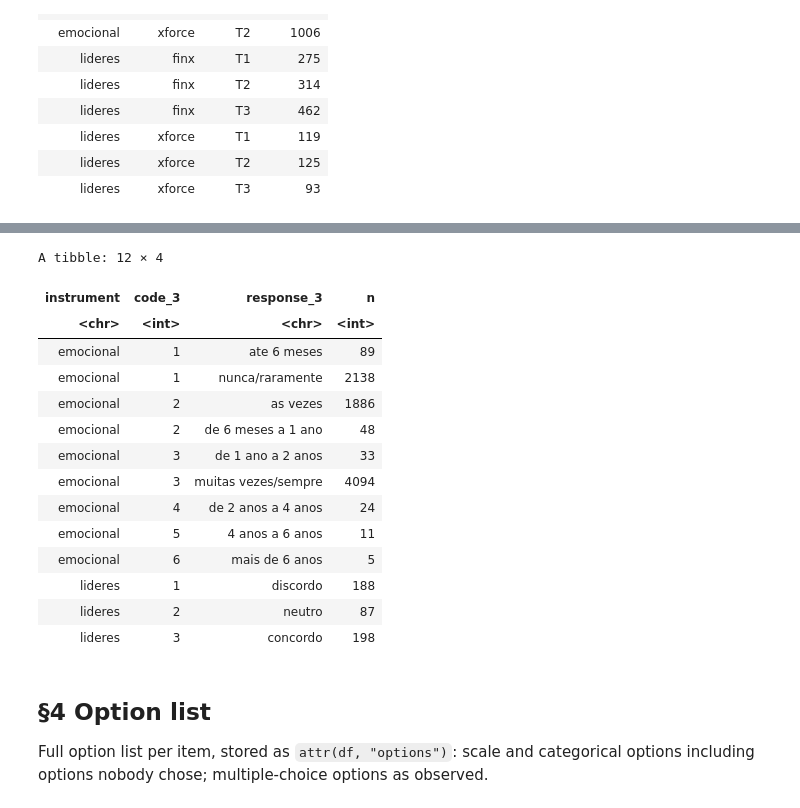
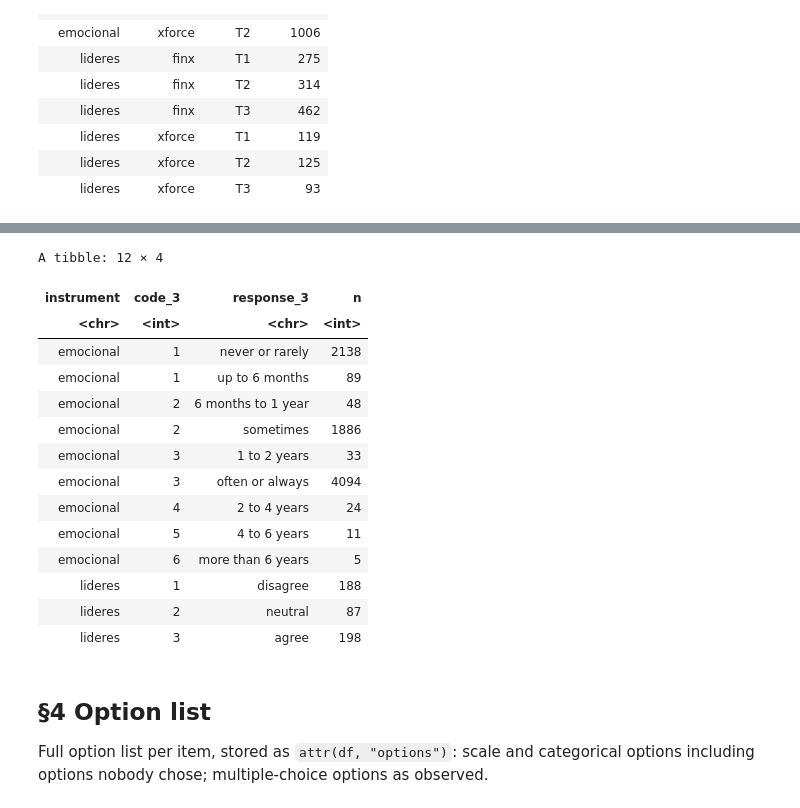
Before and after one commit to anovabr/AGEM-Time-Series, a Jupyter notebook: Processing and analysis/Command files/DP - Time series.ipynb, the cells around one changed output, grey strips where cells are left out. Drawn from its saved outputs; the diff is of its cells as text; code cells hidden in the pictures.

Commit message:
Pooled English analysis (stable items), reliability, manuscript draft
Co-Authored-By: Claude Opus 5.5 <noreply@anthropic.com>
Claude-Session: https://claude.ai/code/session_01RKBYJsspEG8XXPu9eJdzD5

```diff
--- a/Processing and analysis/Command files/DP - Time series.ipynb
+++ b/Processing and analysis/Command files/DP - Time series.ipynb
@@ -36,7 +36,7 @@ df_original <- tribble(
   # private repository, token from the git credential store (gitcreds)
   mutate(raw = map(file, \(f) curl::curl_download(paste0("https://raw.githubusercontent.com/anovabr/AGEM-Time-Series/main/Original%20data%20and%20metadata/", URLencode(f, reserved = TRUE)),
                                                   tempfile(fileext = paste0(".", tools::file_ext(f))),
-                                                  handle = curl::new_handle() |> curl::handle_setheaders(Authorization = paste("token", gitcreds::gitcreds_get()$password))) |>
+                                                  handle = curl::new_handle() |> (\(h) tryCatch(curl::handle_setheaders(h, Authorization = paste("token", gitcreds::gitcreds_get()$password)), error = \(e) h))()) |>
                      (\(path) if (tools::file_ext(f) == "csv") read_csv(path, col_names = FALSE, col_types = cols(.default = "c"))
                                else read_excel(path, col_names = FALSE, col_types = "text", .name_repair = "unique_quiet"))()))
 
@@ -118,54 +119,104 @@ A tibble: 10 × 4
 # %%
 likert <- list(lideres = c("discordo totalmente", "discordo parcialmente", "nem concordo nem discordo", "concordo parcialmente", "concordo totalmente"),
                emocional = c("nunca", "raramente", "as vezes", "muitas vezes", "sempre"))
 likert_max <- c(lideres = 22, emocional = 54)
 categories <- list("lideres 23" = c("administrativo", "comercial/vendas", "financeiro", "recursos humanos", "operacional/producao", "marketing",
                                     "tecnologia/informatica", "outro (especifique)"),
                    "lideres 24" = c("menos de 3 meses", "de 3 a 6 meses", "de 6 meses a 1 ano", "de 1 a 3 anos", "de 3 a 5 anos", "mais de 5 anos"),
                    "emocional 56" = c("sim", "nao"),
                    "emocional 57" = c("ate 6 meses", "de 6 meses a 1 ano", "de 1 ano a 2 anos", "de 2 anos a 4 anos", "4 anos a 6 anos", "mais de 6 anos"),
                    "emocional 58" = c("administrativo / financeiro", "apoio / servicos gerais", "comercial / atendimento", "operacional / producao"))
 
-# adds code_3 / response_3 (scale responses collapsed to 3 categories); categorical and multiple-choice items keep code / response
-collapse_3 <- \(x) x |>
+# adds code_3 (scale responses collapsed to 3 categories: 1-2, 3, 4-5) and response_3 (English label of code_3; tenure keeps its 6 categories)
+label_responses <- \(x) x |>
   mutate(code_3 = if_else(item <= likert_max[instrument], c(1L, 1L, 2L, 3L, 3L)[code], code),
-         response_3 = if_else(item <= likert_max[instrument],
-                              case_match(response,
-                                         c("discordo totalmente", "discordo parcialmente") ~ "discordo", "nem concordo nem discordo" ~ "neutro",
-                                         c("concordo parcialmente", "concordo totalmente") ~ "concordo",
-                                         c("nunca", "raramente") ~ "nunca/raramente", "as vezes" ~ "as vezes", c("muitas vezes", "sempre") ~ "muitas vezes/sempre"),
-                              response))
+         response_3 = case_match(response,
+                                 c("discordo totalmente", "discordo parcialmente") ~ "disagree", "nem concordo nem discordo" ~ "neutral",
+                                 c("concordo parcialmente", "concordo totalmente") ~ "agree",
+                                 c("nunca", "raramente") ~ "never or rarely", "as vezes" ~ "sometimes", c("muitas vezes", "sempre") ~ "often or always",
+                                 "ate 6 meses" ~ "up to 6 months", "de 6 meses a 1 ano" ~ "6 months to 1 year", "de 1 ano a 2 anos" ~ "1 to 2 years",
+                                 "de 2 anos a 4 anos" ~ "2 to 4 years", "4 anos a 6 anos" ~ "4 to 6 years", "mais de 6 anos" ~ "more than 6 years"))
 
 df <- df |>
   mutate(code = case_when(item <= likert_max[instrument] ~ map2_int(response, instrument, \(r, i) match(r, likert[[i]])),
                           paste(instrument, item) %in% names(categories) ~ map2_int(response, paste(instrument, item), \(r, k) match(r, categories[[k]])),
                           .default = as.integer(position)),
          test_value = if_else(item <= likert_max[instrument], code, NA),
          risk = if_else(instrument == "lideres", item %in% c(1, 4, 5, 7, 8, 12, 18, 19, 21, 22), item %in% c(4:30, 39, 50:53))) |>
-  collapse_3() |>
   select(-position) |>
   # stable items only (identical wording in every wave); emocional 57 = tenure, kept as covariate
-  filter(if_else(instrument == "lideres", item %in% c(1, 3, 7, 8, 9, 12, 14, 19), item %in% c(1:4, 6, 7, 10, 15:38, 40, 42:47, 57)))
+  filter(if_else(instrument == "lideres", item %in% c(1, 3, 7, 8, 9, 12, 14, 19), item %in% c(1:4, 6, 7, 10, 15:38, 40, 42:47, 57))) |>
+  label_responses() |>
+  # English wording (translation of the first wave) and short labels for figures
+  left_join(tribble(
+    ~instrument, ~item, ~label, ~item_en,
+    "lideres", 1, "High decision responsibility", "I feel that the burden of responsibility for decisions is high.",
+    "lideres", 3, "Clear responsibilities and authority", "My responsibilities and limits of authority are clear (e.g., I know how far I can decide alone and when I need to escalate).",
+    "lideres", 7, "Frequent conflict intervention", "I often need to intervene in conflicts that wear down my work routine.",
+    "lideres", 8, "Team overly dependent on me", "I feel that my team depends excessively on me to solve simple problems (e.g., recurring questions that could be solved without direct supervision).",
+    "lideres", 9, "Satisfied with team performance", "I am satisfied with my team's overall performance.",
+    "lideres", 12, "Team unpreparedness raises my stress", "The team's lack of technical or behavioral preparation increases my stress level.",
+    "lideres", 14, "Support from senior management", "I receive feedback and support from senior management when needed.",
+    "lideres", 19, "Decisions affecting others", "My work requires constant decisions that affect the safety, well being or performance of other people (e.g., reallocating people, giving difficult feedback, setting priorities).",
+    "emocional", 1, "Copes with frustration", "Do you cope well with frustrations and unexpected events? (e.g., staying calm even when you miss a deadline)",
+    "emocional", 2, "Self control under stress", "Do you keep your self control in situations of stress or conflict? (e.g., not losing your temper in arguments)",
+    "emocional", 3, "Assertive without aggression", "Can you be assertive without raising your voice or being aggressive? (e.g., saying what you need to say without shouting)",
+    "emocional", 4, "Excessive self demand", "Do you demand too much of yourself? (e.g., feeling that you have never done enough)",
+    "emocional", 6, "Anticipatory worry", "Do you suffer in anticipation? (e.g., worrying about something that has not happened yet)",
+    "emocional", 7, "Rumination", "Do you dwell on past situations? (e.g., often recalling old hurts)",
+    "emocional", 10, "Shyness or insecurity", "Do you consider yourself shy or insecure?",
+    "emocional", 15, "Headache or muscle pain", "Do you have headaches or muscle pain?",
+    "emocional", 16, "Tiredness", "Do you often feel tired? (e.g., waking up without energy even after sleeping)",
+    "emocional", 17, "Sleep difficulty", "Do you have difficulty sleeping?",
+    "emocional", 18, "Low motivation", "Do you feel unmotivated or discouraged? (e.g., no desire to start simple tasks)",
+    "emocional", 19, "Sad or depressed mood", "Do you perceive yourself as sad or in a depressed mood? (e.g., lack of pleasure in daily activities)",
+    "emocional", 20, "Difficulty concentrating", "Do you often have difficulty concentrating? (e.g., starting tasks and not finishing them)",
+    "emocional", 21, "Forgetfulness", "Have you been forgetful or had memory lapses? (e.g., forgetting appointments or names)",
+    "emocional", 22, "Stomach or bowel problems", "Do you have stomach aches or bowel problems?",
+    "emocional", 23, "Feelings of inferiority", "Do you have feelings of inferiority? (e.g., believing you are not good enough)",
+    "emocional", 24, "Decreased libido", "Do you notice decreased libido? (e.g., loss of sexual interest)",
+    "emocional", 25, "Appetite change", "Do you have a lack or excess of appetite? (e.g., raiding the fridge at night or skipping meals)",
+    "emocional", 26, "Anxiety or distress", "Do you often feel anxiety or distress? (e.g., tightness in the chest for no clear reason)",
+    "emocional", 27, "Hair loss", "Do you have hair loss with no apparent cause?",
+    "emocional", 28, "Disturbing thoughts", "Do you have disturbing thoughts? (e.g., imagining negative scenarios or distressing thoughts)",
+    "emocional", 29, "Crying more", "Have you been crying more lately? (e.g., crying over small things)",
+    "emocional", 30, "Wish to stop living", "Do you feel like giving up on living? (e.g., thoughts about death or not going on)",
+    "emocional", 31, "Satisfied with oneself", "Are you satisfied with yourself and your choices? (e.g., believing you are on the right path)",
+    "emocional", 32, "Satisfied with role", "Are you satisfied with your current role? (e.g., feeling that your role suits you)",
+    "emocional", 33, "Trusted to decide", "Does the company trust your ability to make decisions? (e.g., solving problems without asking permission for everything)",
+    "emocional", 34, "Freedom to organize activities", "Are you free to organize your activities? (e.g., choosing the order of tasks)",
+    "emocional", 35, "Encouraged to use creativity", "Are you encouraged to use your creativity and knowledge? (e.g., suggesting improvements or new ideas)",
+    "emocional", 36, "Mutual respect", "Do employees respect and care about one another? (e.g., absence of humiliation or toxic competition)",
+    "emocional", 37, "Sense of belonging", "Do you feel you belong to the team and the company? (e.g., feeling part of the group)",
+    "emocional", 38, "Teamwork", "Is there a sense of teamwork? (e.g., collaboration among professionals)",
+    "emocional", 40, "Equal opportunities", "Do employees have the same opportunities? (e.g., promotions without favoritism)",
+    "emocional", 42, "Fair treatment", "Is everyone treated well regardless of personal differences? (e.g., absence of prejudice based on age, gender or ethnicity)",
+    "emocional", 43, "Adequate equipment", "Do you have access to adequate equipment and materials to do your tasks?",
+    "emocional", 44, "Comfortable talking to leader", "Do you feel comfortable talking to your leader? (e.g., expressing expectations and conflicts without fear)",
+    "emocional", 45, "Receives feedback", "Do you receive feedback to improve your performance? (e.g., clear and useful guidance)",
+    "emocional", 46, "Adequate training", "Do you receive adequate training? (e.g., learning what is needed to do your job)",
+    "emocional", 47, "Leader shows concern", "Does your leader show concern for your well being? (e.g., asking how you are and offering support)",
+    "emocional", 57, "Tenure", "How long have you been working at this company?"), by = c("instrument", "item"))
 
-stopifnot(!anyNA(df$code), !anyNA(df$response_3))   # every answer matched a known option
+stopifnot(!anyNA(df$code), !anyNA(df$response_3), !anyNA(df$item_en))   # every answer matched a known option and every item has a translation
 
 df |> count(instrument, code_3, response_3)
 # %% [output]
 A tibble: 12 × 4
 | instrument | code_3 | response_3 | n |
 | <chr> | <int> | <chr> | <int> |
-| emocional | 1 | ate 6 meses | 89 |
-| emocional | 1 | nunca/raramente | 2138 |
-| emocional | 2 | as vezes | 1886 |
-| emocional | 2 | de 6 meses a 1 ano | 48 |
-| emocional | 3 | de 1 ano a 2 anos | 33 |
-| emocional | 3 | muitas vezes/sempre | 4094 |
-| emocional | 4 | de 2 anos a 4 anos | 24 |
-| emocional | 5 | 4 anos a 6 anos | 11 |
-| emocional | 6 | mais de 6 anos | 5 |
-| lideres | 1 | discordo | 188 |
-| lideres | 2 | neutro | 87 |
-| lideres | 3 | concordo | 198 |
+| emocional | 1 | never or rarely | 2138 |
+| emocional | 1 | up to 6 months | 89 |
+| emocional | 2 | 6 months to 1 year | 48 |
+| emocional | 2 | sometimes | 1886 |
+| emocional | 3 | 1 to 2 years | 33 |
+| emocional | 3 | often or always | 4094 |
+| emocional | 4 | 2 to 4 years | 24 |
+| emocional | 5 | 4 to 6 years | 11 |
+| emocional | 6 | more than 6 years | 5 |
+| lideres | 1 | disagree | 188 |
+| lideres | 2 | neutral | 87 |
+| lideres | 3 | agree | 198 |
 # %% [markdown]
 ## §4 Option list
 
```
Also changed, not shown: parts of 3 cells of this notebook, 3 other files.
